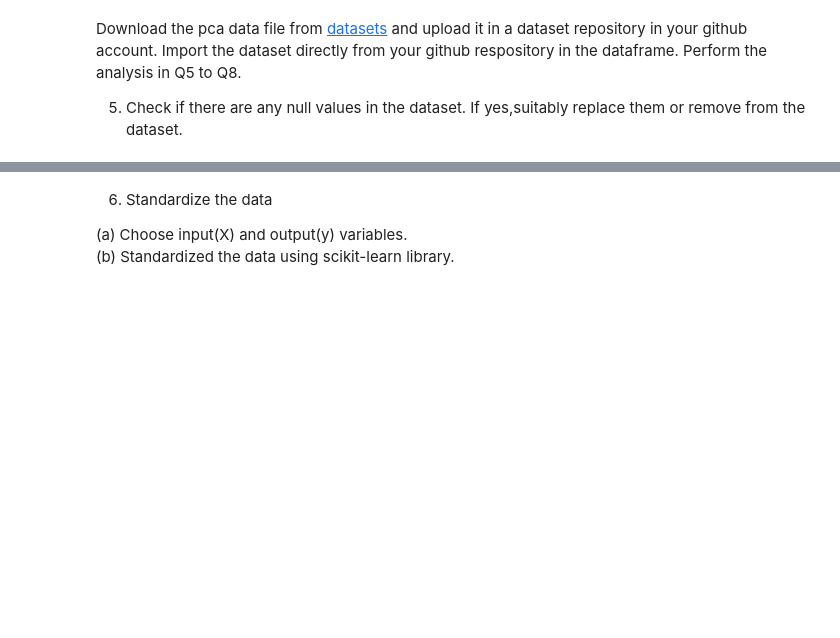
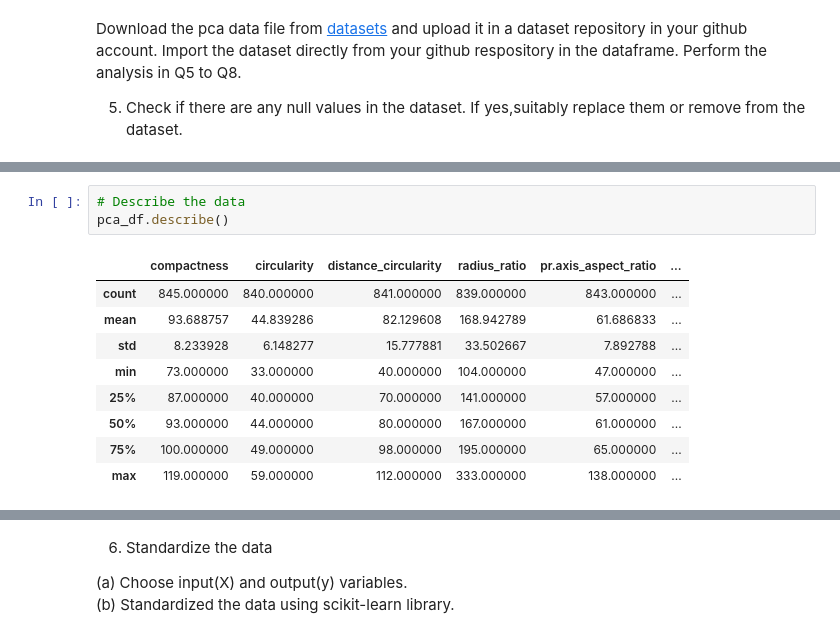
Before and after one commit to Bencool/MBA6636-Business-Analytics, a Jupyter notebook: research/G05 PCA and Clustering/0719 G05 PCA and Clustering.ipynb, the cells around one changed output, grey strips where cells are left out. Drawn from its saved outputs; the diff is of its cells as text; blank space fills up the shorter version.

```diff
--- a/research/G05 PCA and Clustering/0719 G05 PCA and Clustering.ipynb
+++ b/research/G05 PCA and Clustering/0719 G05 PCA and Clustering.ipynb
@@ -36,0 +110,13 @@ Download the pca data file from [datasets](https://github.com/dearbharat/dataset
+# %%
+# Describe the data
+pca_df.describe()
+# %% [output]
+|  | compactness | circularity | distance_circularity | radius_ratio | pr.axis_aspect_ratio | ... |
+| count | 845.000000 | 840.000000 | 841.000000 | 839.000000 | 843.000000 | ... |
+| mean | 93.688757 | 44.839286 | 82.129608 | 168.942789 | 61.686833 | ... |
+| std | 8.233928 | 6.148277 | 15.777881 | 33.502667 | 7.892788 | ... |
+| min | 73.000000 | 33.000000 | 40.000000 | 104.000000 | 47.000000 | ... |
+| 25% | 87.000000 | 40.000000 | 70.000000 | 141.000000 | 57.000000 | ... |
+| 50% | 93.000000 | 44.000000 | 80.000000 | 167.000000 | 61.000000 | ... |
+| 75% | 100.000000 | 49.000000 | 98.000000 | 195.000000 | 65.000000 | ... |
+| max | 119.000000 | 59.000000 | 112.000000 | 333.000000 | 138.000000 | ... |
```
Also changed, not shown: parts of 15 cells of this notebook, 1 other file.
